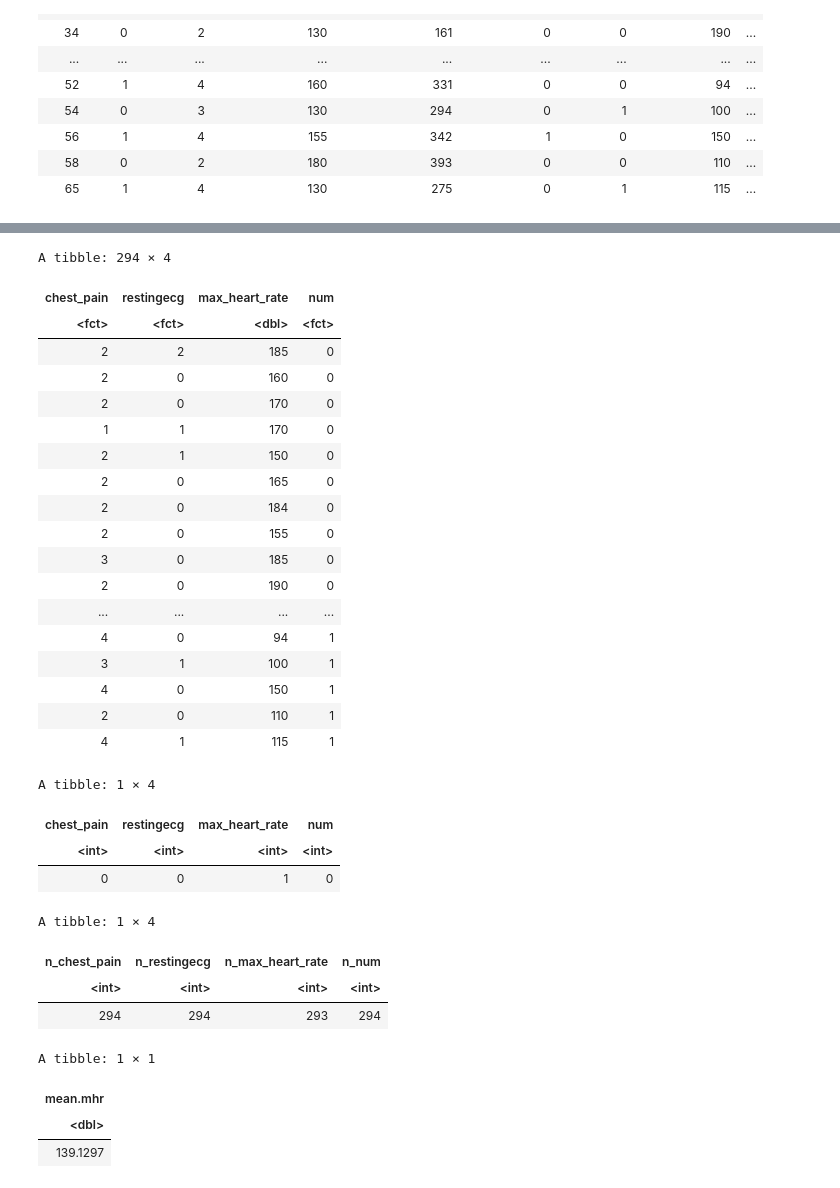
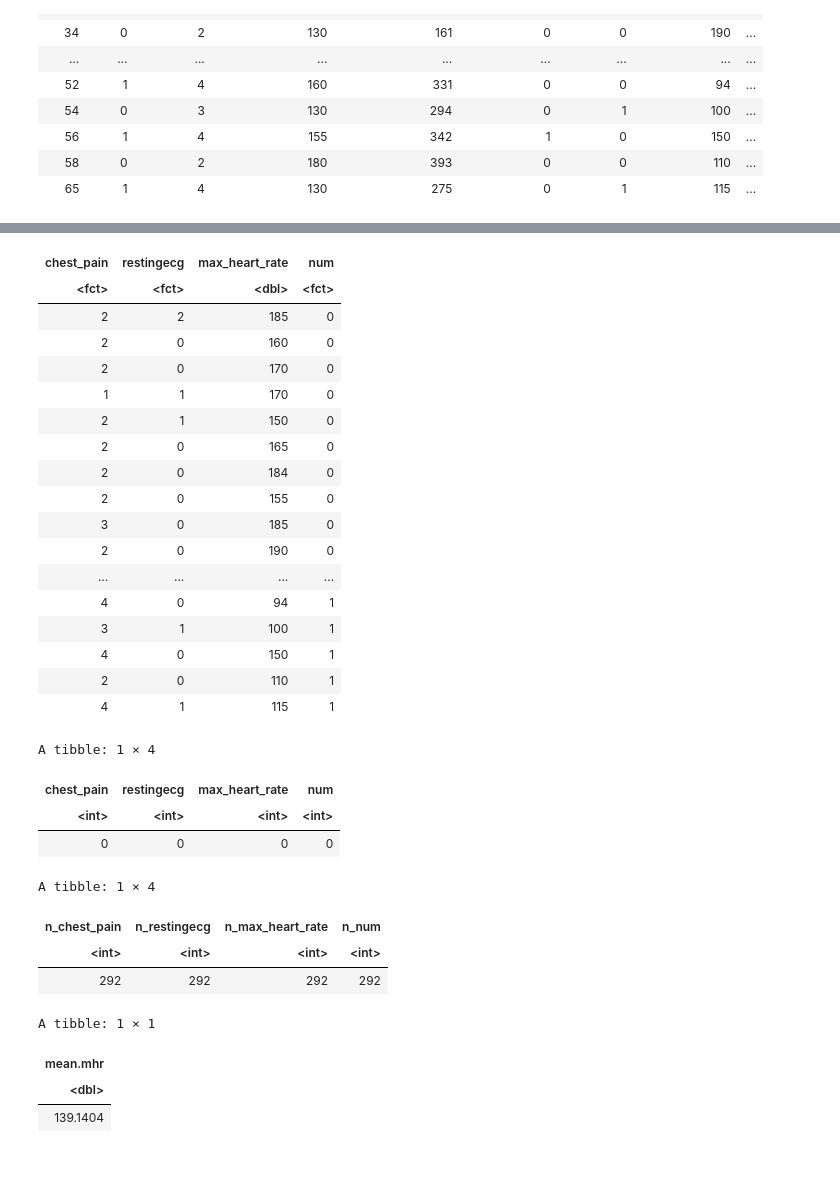
Before and after one commit to drew-gnaw/DSCI100-G81, a Jupyter notebook: WebImport.ipynb, the cells around one changed output, grey strips where cells are left out. Drawn from its saved outputs; the diff is of its cells as text; code cells hidden in the pictures.

```diff
--- a/WebImport.ipynb
+++ b/WebImport.ipynb
@@ -47,6 +47,7 @@ A spec_tbl_df: 294 × 14
 | 65 | 1 | 4 | 130 | 275 | 0 | 1 | 115 | ... |
 # %%
 heart_data_tidy <- heart_data |> select(chest_pain, restingecg, max_heart_rate, num) |>
+                   filter(chest_pain!= "?", restingecg!= "?", max_heart_rate!= "?", num!= "?") |>
                    mutate(chest_pain = as_factor(chest_pain),
                           restingecg = as_factor(restingecg),
                           max_heart_rate = as.numeric(max_heart_rate),
@@ -74,34 +74,33 @@ Warning message in mask$eval_all_mutate(quo):
+| chest_pain | restingecg | max_heart_rate | num |
+| <fct> | <fct> | <dbl> | <fct> |
+| 2 | 2 | 185 | 0 |
+| 2 | 0 | 160 | 0 |
+| 2 | 0 | 170 | 0 |
+| 1 | 1 | 170 | 0 |
+| 2 | 1 | 150 | 0 |
+| 2 | 0 | 165 | 0 |
+| 2 | 0 | 184 | 0 |
+| 2 | 0 | 155 | 0 |
+| 3 | 0 | 185 | 0 |
+| 2 | 0 | 190 | 0 |
+| ... | ... | ... | ... |
+| 4 | 0 | 94 | 1 |
+| 3 | 1 | 100 | 1 |
+| 4 | 0 | 150 | 1 |
+| 2 | 0 | 110 | 1 |
+| 4 | 1 | 115 | 1 |
-A tibble: 294 × 4
+A tibble: 1 × 4
-| chest_pain | restingecg | max_heart_rate | num |
-| <fct> | <fct> | <dbl> | <fct> |
-| 2 | 2 | 185 | 0 |
-| 2 | 0 | 160 | 0 |
-| 2 | 0 | 170 | 0 |
-| 1 | 1 | 170 | 0 |
-| 2 | 1 | 150 | 0 |
-| 2 | 0 | 165 | 0 |
-| 2 | 0 | 184 | 0 |
-| 2 | 0 | 155 | 0 |
-| 3 | 0 | 185 | 0 |
-| 2 | 0 | 190 | 0 |
-| ... | ... | ... | ... |
-| 4 | 0 | 94 | 1 |
-| 3 | 1 | 100 | 1 |
-| 4 | 0 | 150 | 1 |
-| 2 | 0 | 110 | 1 |
-| 4 | 1 | 115 | 1 |
+| chest_pain | restingecg | max_heart_rate | num |
+| <int> | <int> | <int> | <int> |
+| 0 | 0 | 0 | 0 |
 A tibble: 1 × 4
-| chest_pain | restingecg | max_heart_rate | num |
-| <int> | <int> | <int> | <int> |
-| 0 | 0 | 1 | 0 |
+| n_chest_pain | n_restingecg | n_max_heart_rate | n_num |
+| <int> | <int> | <int> | <int> |
+| 292 | 292 | 292 | 292 |
-A tibble: 1 × 4
+A tibble: 1 × 1
-| n_chest_pain | n_restingecg | n_max_heart_rate | n_num |
-| <int> | <int> | <int> | <int> |
-| 294 | 294 | 293 | 294 |
-A tibble: 1 × 1
 | mean.mhr |
 | <dbl> |
-| 139.1297 |
+| 139.1404 |
 # %%
 chest_pain_plot <- ggplot(heart_data_tidy ,
                    aes(x = chest_pain, fill = num)) +
```
Also changed, not shown: parts of 2 cells of this notebook.
